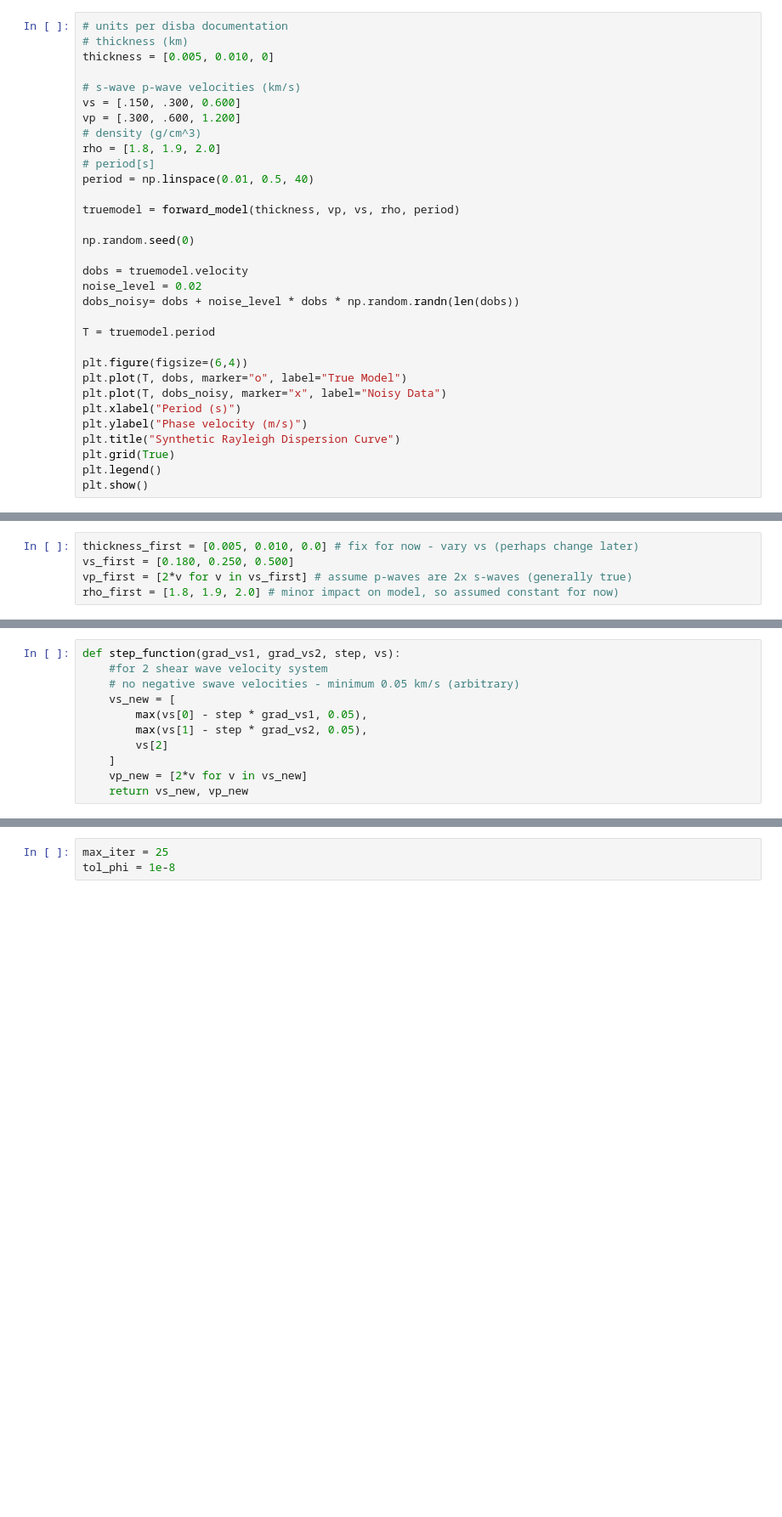
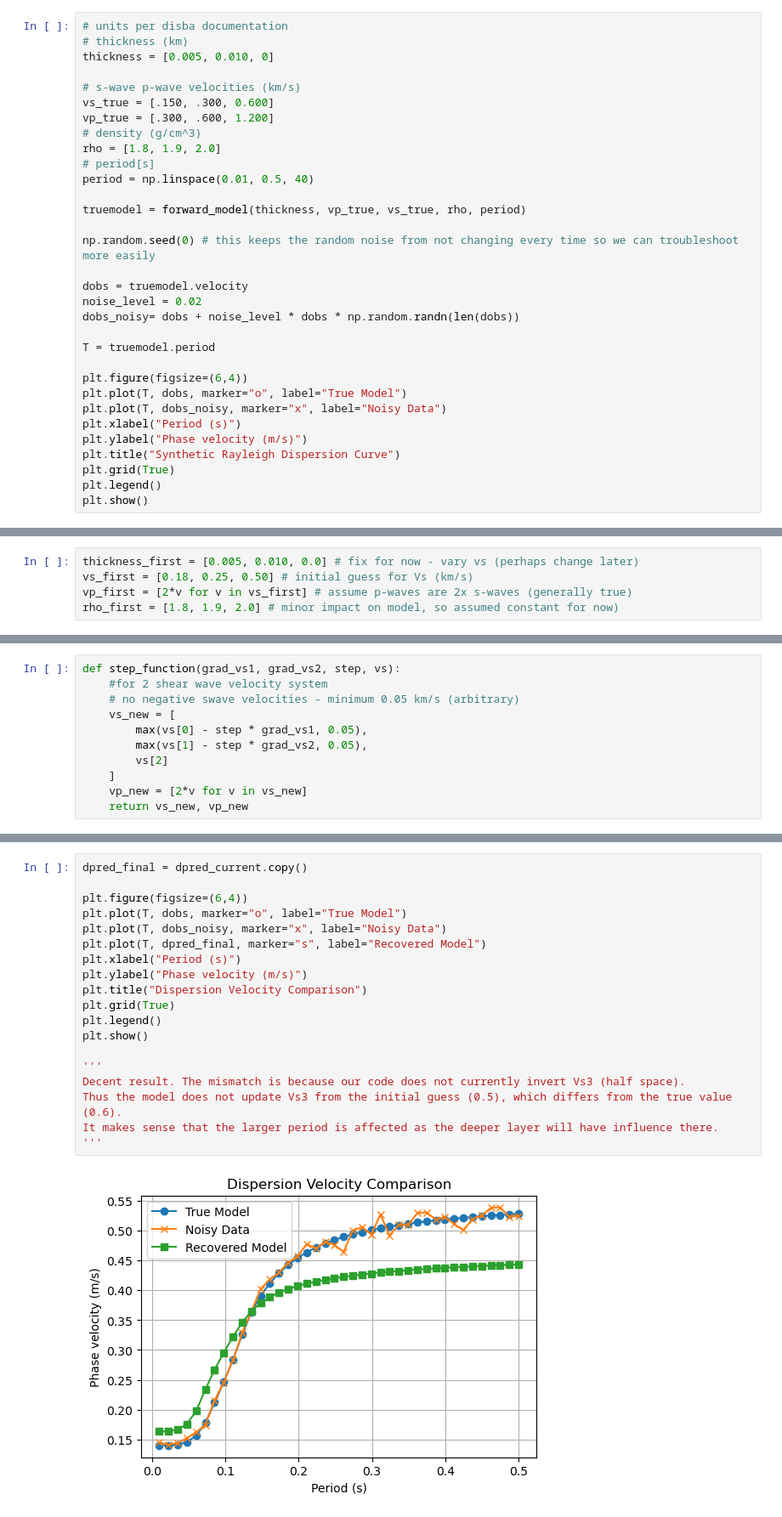
Before and after one commit to lambertnguyen-git/EOSC556B-2026_LN, a Jupyter notebook: 260322_MASWSim.ipynb, the cells around one changed output, grey strips where cells are left out. Shown at 85% size. Cells and saved outputs as stored; diff of their text form; blank space fills up the shorter version.

```diff
--- a/260322_MASWSim.ipynb
+++ b/260322_MASWSim.ipynb
@@ -18,16 +18,16 @@ Assumed 2 layers and a half space to start
 thickness = [0.005, 0.010, 0]
 
 # s-wave p-wave velocities (km/s)
-vs = [.150, .300, 0.600]
-vp = [.300, .600, 1.200]
+vs_true = [.150, .300, 0.600]
+vp_true = [.300, .600, 1.200]
 # density (g/cm^3)
 rho = [1.8, 1.9, 2.0]
 # period[s]
 period = np.linspace(0.01, 0.5, 40)
 
-truemodel = forward_model(thickness, vp, vs, rho, period)
+truemodel = forward_model(thickness, vp_true, vs_true, rho, period)
 
-np.random.seed(0)
+np.random.seed(0) # this keeps the random noise from not changing every time so we can troubleshoot more easily
 
 dobs = truemodel.velocity
 noise_level = 0.02
@@ -57,7 +57,7 @@ def objective_function(beta, dpred, dobs, vs):
 ## First Trial
 # %%
 thickness_first = [0.005, 0.010, 0.0] # fix for now - vary vs (perhaps change later)
-vs_first = [0.180, 0.250, 0.500]
+vs_first = [0.18, 0.25, 0.50] # initial guess for Vs (km/s)
 vp_first = [2*v for v in vs_first] # assume p-waves are 2x s-waves (generally true)
 rho_first = [1.8, 1.9, 2.0] # minor impact on model, so assumed constant for now)
 # %%
@@ -139,3 +161,21 @@ accepted step
 # %%
-max_iter = 25
-tol_phi = 1e-8
+dpred_final = dpred_current.copy()
+
+plt.figure(figsize=(6,4))
+plt.plot(T, dobs, marker="o", label="True Model")
+plt.plot(T, dobs_noisy, marker="x", label="Noisy Data")
+plt.plot(T, dpred_final, marker="s", label="Recovered Model")
+plt.xlabel("Period (s)")
+plt.ylabel("Phase velocity (m/s)")
+plt.title("Dispersion Velocity Comparison")
+plt.grid(True)
+plt.legend()
+plt.show()
+
+'''
+Decent result. The mismatch is because our code does not currently invert Vs3 (half space).
+Thus the model does not update Vs3 from the initial guess (0.5), which differs from the true value (0.6).
+It makes sense that the larger period is affected as the deeper layer will have influence there.
+'''
+# %% [output]
+[figure, added]
```
Also changed, not shown: parts of 6 cells of this notebook.
